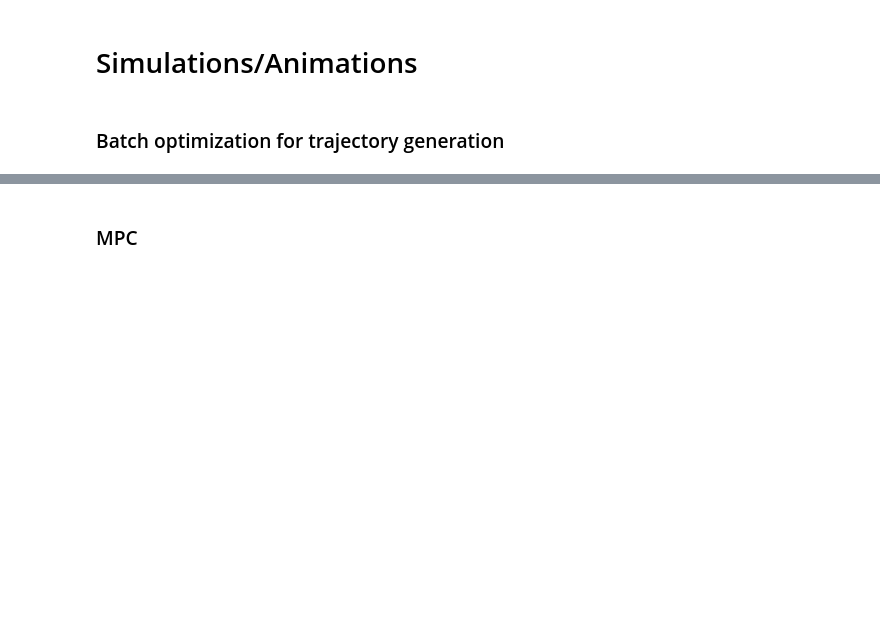
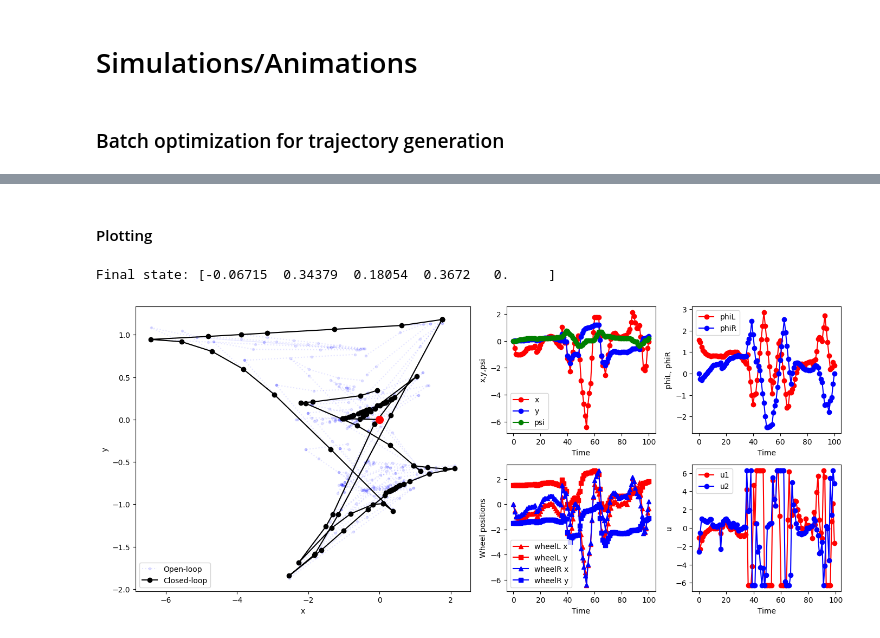
Before and after one commit to benxlam/RoverWheelAlignment, a Jupyter notebook: RoverMPC.ipynb, the cells around one changed output, grey strips where cells are left out. Drawn from its saved outputs; the diff is of its cells as text; code cells hidden in the pictures; blank space fills up the shorter version.

```diff
--- a/RoverMPC.ipynb
+++ b/RoverMPC.ipynb
@@ -371,5 +511,70 @@ print(u_traj[1, :])
 # %% [markdown]
-### MPC
+#### Plotting
+# %%
+# Print the final state
+print(f"Final state: {q_MPC[:, -1]}")
+
+
+# Plot the closed-loop trajectory and the open-loop trajectories
+# Also show the states in subplots
+fig = plt.figure(figsize=(14, 6))  # Adjust the size as needed
+
+# Large square axes
+ax1 = plt.subplot2grid((2,4), (0, 0), colspan=2, rowspan=2)  # Spans all three rows in the first column
+
+# Four smaller plots in a 2x2 grid on the side
+ax2 = plt.subplot2grid((2, 4), (0, 2))  # First row, second column
+ax3 = plt.subplot2grid((2, 4), (0, 3))  # First row, third column
+ax4 = plt.subplot2grid((2, 4), (1, 2))  # Second row, second column
+ax5 = plt.subplot2grid((2, 4), (1, 3))  # Second row, third column
+
+for t in range(M_sim):
+    open_loop = ax1.plot(q_MPC_openloop[0, t, :], q_MPC_openloop[1, t, :], 'b:.', alpha=0.1)
+
+closed_loop = ax1.plot(q_MPC[0,:], q_MPC[1,:], 'ko-', label='Closed-loop')
+ax1.plot(q0[0], q0[1], 'ro', markersize=10) # Show the initial position
+ax1.set_xlabel('x')
+ax1.set_ylabel('y')
+ax1.legend([open_loop[0], closed_loop[0]],['Open-loop','Closed-loop'])
+
+
+#Position and heading
+ax2.plot(range(M_sim+1), q_MPC[0,:], 'ro-', label='x')
+ax2.plot(range(M_sim+1), q_MPC[1,:], 'bo-', label='y')
+ax2.plot(range(M_sim+1), q_MPC[2,:], 'go-', label='psi')
+ax2.set_xlabel('Time')
+ax2.set_ylabel('x,y,psi')
+ax2.legend()
+
+#Wheel angles
+ax3.plot(range(M_sim+1), q_MPC[3,:], 'ro-', label='phiL')
+ax3.plot(range(M_sim+1), q_MPC[4,:], 'bo-', label='phiR')
+ax3.set_xlabel('Time')
+ax3.set_ylabel('phiL, phiR')
+ax3.legend()
+
+#Wheel positions over time
+wheelL_pos = q_MPC[0:2, :] + r_cm/2 *np.array([np.cos(q_MPC[2, :] + np.pi/2), np.sin(q_MPC[2, :] + np.pi/2)])
+wheelR_pos = q_MPC[0:2, :] - r_cm/2 *np.array([np.cos(q_MPC[2, :] + np.pi/2), np.sin(q_MPC[2, :] + np.pi/2)])
+ax4.plot(range(M_sim+1), wheelL_pos[0,:], 'r^-', label='wheelL x')
+ax4.plot(range(M_sim+1), wheelL_pos[1,:], 'rs-', label='wheelL y')
+ax4.plot(range(M_sim+1), wheelR_pos[0,:], 'b^-', label='wheelR x')
+ax4.plot(range(M_sim+1), wheelR_pos[1,:], 'bs-', label='wheelR y')
+ax4.set_xlabel('Time')
+ax4.set_ylabel('Wheel positions')
+ax4.legend()
+
+#Inputs
+ax5.plot(range(M_sim), u_MPC[0,:], 'ro-', label='u1')
+ax5.plot(range(M_sim), u_MPC[1,:], 'bo-', label='u2')
+ax5.set_xlabel('Time')
+ax5.set_ylabel('u')
+ax5.legend()
+
+plt.tight_layout()
+# %% [output]
+Final state: [-0.06715  0.34379  0.18054  0.3672   0.     ]
+[figure, added]
 # %%
 def MPC(A, B, P, Q, R, N, M, q0, qL, qU, uL, uU, bf, Af, plot):
   nq = np.size(A, 0)
```
Also changed, not shown: parts of 8 cells of this notebook.
